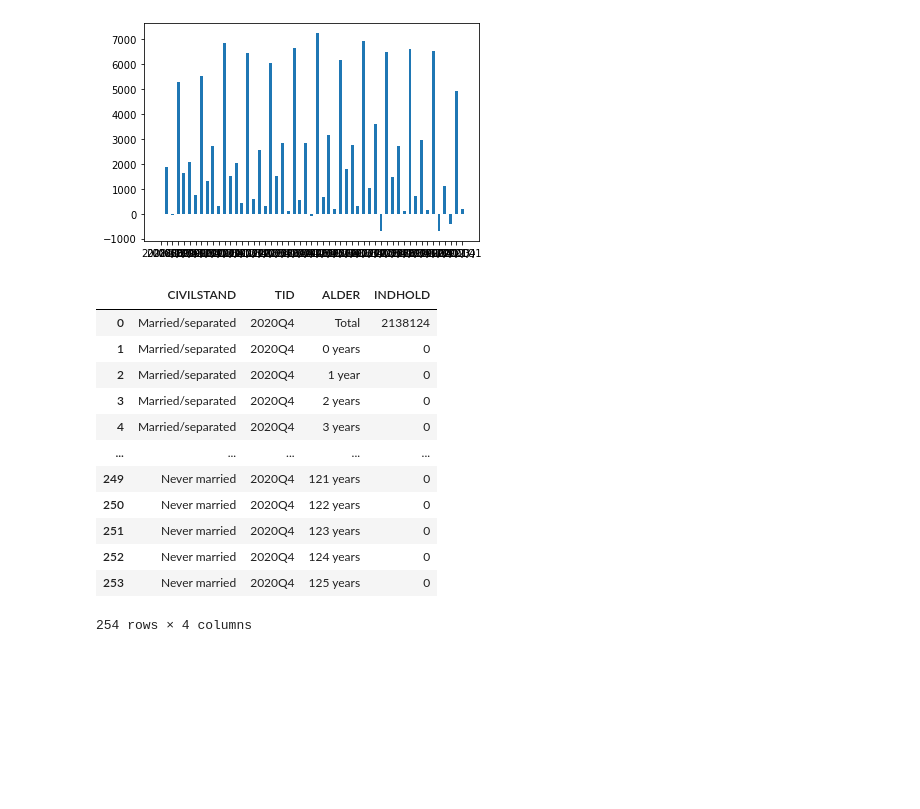
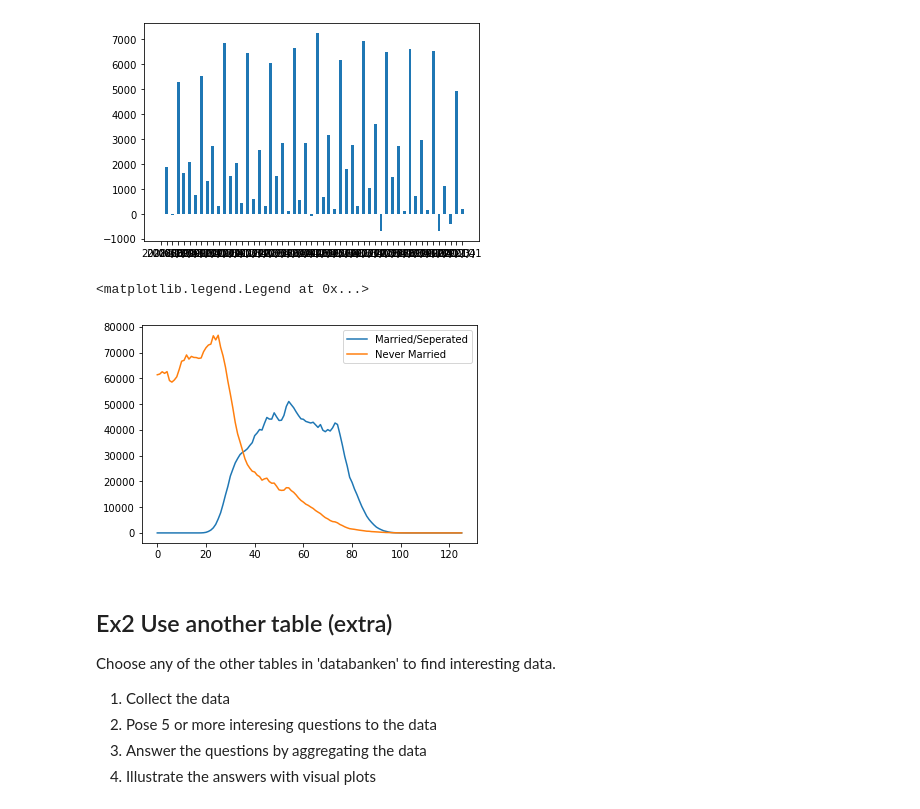
Before and after one commit to sebbergo/python_handin_template, a Jupyter notebook: Week_5.ipynb, the cells around one changed output. Drawn from its saved outputs; the diff is of its cells as text; code cells hidden in the pictures; blank space fills up the shorter version.

```diff
--- a/Week_5.ipynb
+++ b/Week_5.ipynb
@@ -143,19 +143,34 @@ plt.bar(year, marrital_status,width=0.5, align='center')
 # %%
 url2 = "https://api.statbank.dk/v1/data/FOLK1A/CSV?lang=en&OMR%C3%85DE=&CIVILSTAND=G%2CU&Tid=2020K4&ALDER=*"
 dst2 = pd.read_csv(url2, sep=";")
 
-for x in range(len(dst2)):
+married_list = []
+never_list = []
+ages = []
+
+for x in range(127):
+    married_list.append(dst2.iloc[x]['INDHOLD'])
+
+for x in range(127, 254):
+    never_list.append(dst2.iloc[x]['INDHOLD'])
+
+for x in range(126):
+    ages.append(x)
+
+
+married_list.remove(2138124)
+never_list.remove(2859116)
+
+plt.plot(ages, married_list, label="Married/Seperated")
+plt.plot(ages, never_list, label="Never Married")
+plt.legend()
 # %% [output]
-|  | CIVILSTAND | TID | ALDER | INDHOLD |
-| 0 | Married/separated | 2020Q4 | Total | 2138124 |
-| 1 | Married/separated | 2020Q4 | 0 years | 0 |
-| 2 | Married/separated | 2020Q4 | 1 year | 0 |
-| 3 | Married/separated | 2020Q4 | 2 years | 0 |
-| 4 | Married/separated | 2020Q4 | 3 years | 0 |
-| ... | ... | ... | ... | ... |
-| 249 | Never married | 2020Q4 | 121 years | 0 |
-| 250 | Never married | 2020Q4 | 122 years | 0 |
-| 251 | Never married | 2020Q4 | 123 years | 0 |
-| 252 | Never married | 2020Q4 | 124 years | 0 |
-| 253 | Never married | 2020Q4 | 125 years | 0 |
-254 rows × 4 columns
+<matplotlib.legend.Legend at 0x...>
+[figure, added]
+# %% [markdown]
+## Ex2 Use another table (extra)
+Choose any of the other tables in 'databanken' to find interesting data.
+1. Collect the data
+2. Pose 5 or more interesing questions to the data
+3. Answer the questions by aggregating the data
+4. Illustrate the answers with visual plots
```
